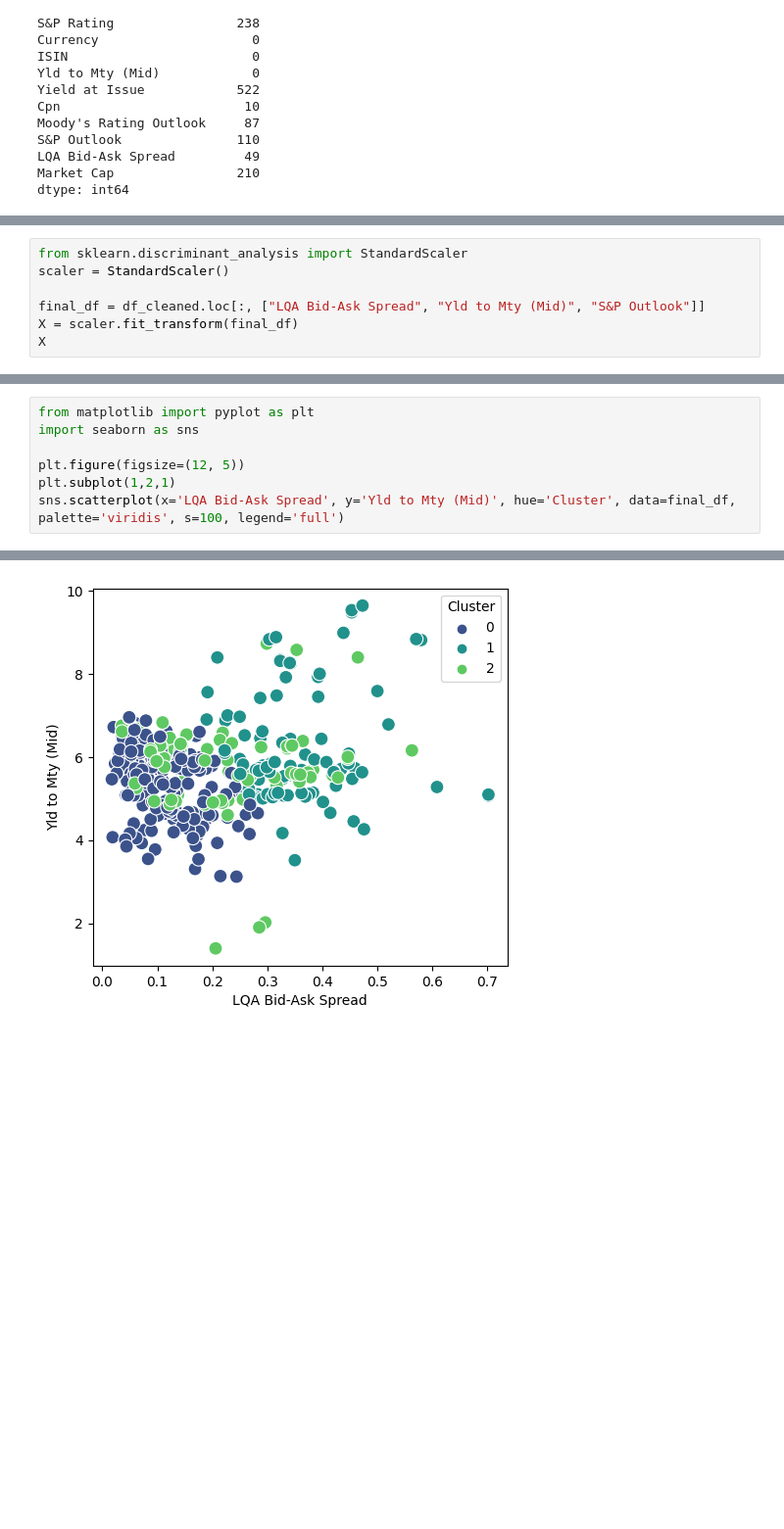
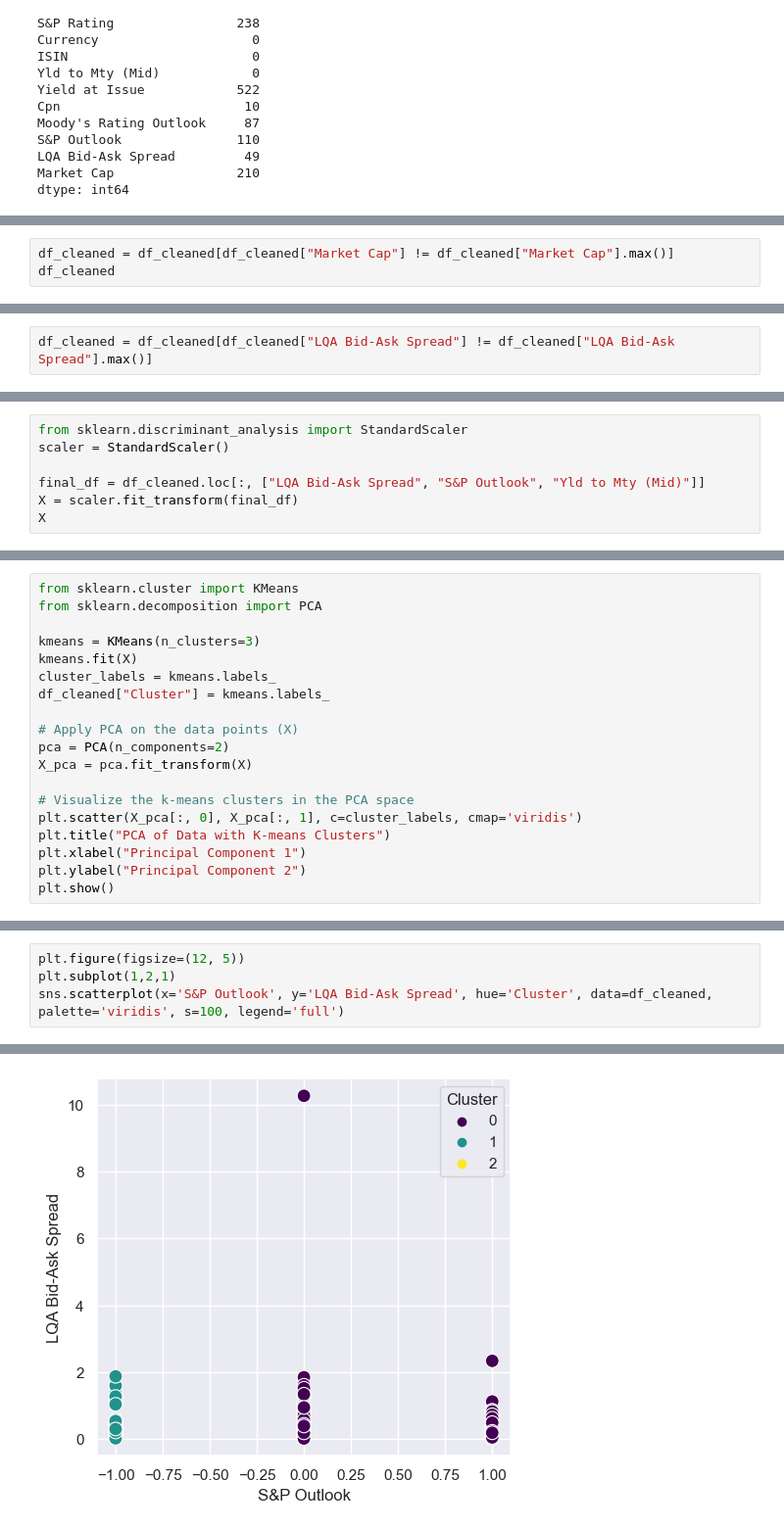
Before and after one commit to jainayushee/market-liquidity-clustering, a Jupyter notebook: project.ipynb, the cells around one changed output, grey strips where cells are left out. Shown at 98% size. Cells and saved outputs as stored; diff of their text form; blank space fills up the shorter version.

```diff
--- a/project.ipynb
+++ b/project.ipynb
@@ -80,0 +83,3 @@ See the caveats in the documentation: https://pandas.pydata.org/pandas-docs/stab
+# %%
+df_cleaned = df_cleaned[df_cleaned["Market Cap"] != df_cleaned["Market Cap"].max()]
+df_cleaned
@@ -80,0 +106,2 @@ See the caveats in the documentation: https://pandas.pydata.org/pandas-docs/stab
+# %%
+df_cleaned = df_cleaned[df_cleaned["LQA Bid-Ask Spread"] != df_cleaned["LQA Bid-Ask Spread"].max()]
@@ -82,7 +124,7 @@ See the caveats in the documentation: https://pandas.pydata.org/pandas-docs/stab
 from sklearn.discriminant_analysis import StandardScaler
 scaler = StandardScaler()
 
-final_df = df_cleaned.loc[:, ["LQA Bid-Ask Spread", "Yld to Mty (Mid)", "S&P Outlook"]]
+final_df = df_cleaned.loc[:, ["LQA Bid-Ask Spread", "S&P Outlook", "Yld to Mty (Mid)"]]
 X = scaler.fit_transform(final_df)
 X
 # %% [output]
@@ -114,0 +138,19 @@ final_df.head()
+# %%
+from sklearn.cluster import KMeans
+from sklearn.decomposition import PCA
+
+kmeans = KMeans(n_clusters=3)
+kmeans.fit(X)
+cluster_labels = kmeans.labels_
+df_cleaned["Cluster"] = kmeans.labels_
+
+# Apply PCA on the data points (X)
+pca = PCA(n_components=2)
+X_pca = pca.fit_transform(X)
+
+# Visualize the k-means clusters in the PCA space
+plt.scatter(X_pca[:, 0], X_pca[:, 1], c=cluster_labels, cmap='viridis')
+plt.title("PCA of Data with K-means Clusters")
+plt.xlabel("Principal Component 1")
+plt.ylabel("Principal Component 2")
+plt.show()
@@ -115,8 +184,5 @@ final_df.head()
 # %%
-from matplotlib import pyplot as plt
-import seaborn as sns
-
 plt.figure(figsize=(12, 5))
 plt.subplot(1,2,1)
-sns.scatterplot(x='LQA Bid-Ask Spread', y='Yld to Mty (Mid)', hue='Cluster', data=final_df, palette='viridis', s=100, legend='full')
+sns.scatterplot(x='S&P Outlook', y='LQA Bid-Ask Spread', hue='Cluster', data=df_cleaned, palette='viridis', s=100, legend='full')
 # %% [output]
@@ -124 +190 @@ sns.scatterplot(x='LQA Bid-Ask Spread', y='Yld to Mty (Mid)', hue='Cluster', dat
-[figure, old version]
+[figure, new version]
```
Also changed, not shown: parts of 16 cells of this notebook, 1 other file.
